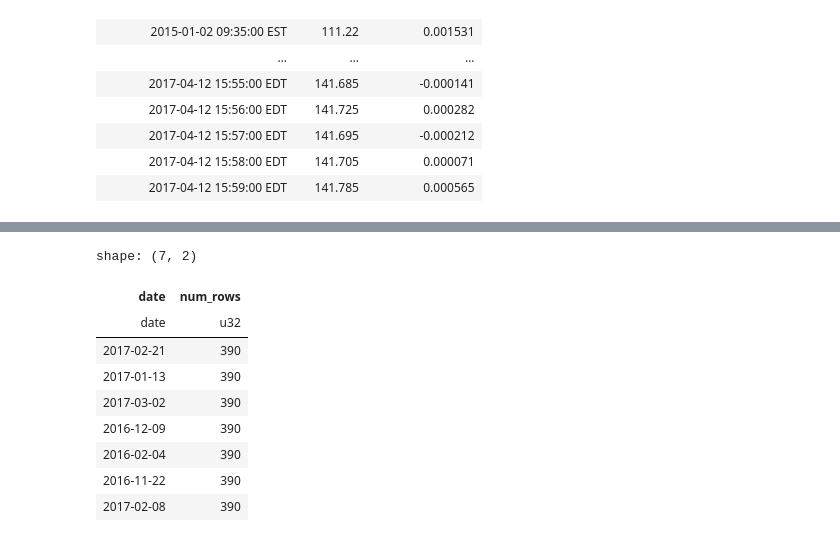
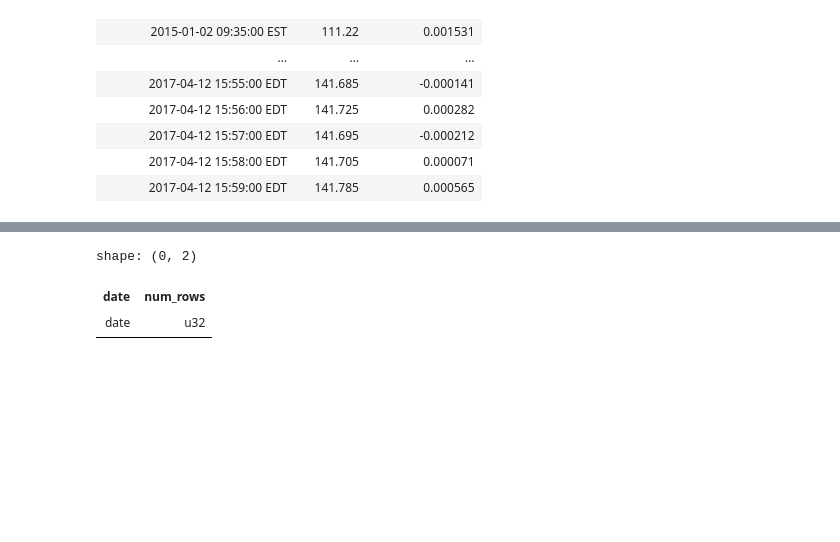
Before and after one commit to Quantador/OCP-StatArb-SP100, a Jupyter notebook: analysis.ipynb, the cells around one changed output, grey strips where cells are left out. Drawn from its saved outputs; the diff is of its cells as text; code cells hidden in the pictures; blank space fills up the shorter version.

```diff
--- a/analysis.ipynb
+++ b/analysis.ipynb
@@ -129,13 +132,6 @@ Total problematic files: 93 out of 93
 # %%
-overmatched_days
+undermatched_days
 # %% [output]
-shape: (7, 2)
+shape: (0, 2)
 | date | num_rows |
 | date | u32 |
-| 2017-02-21 | 390 |
-| 2017-01-13 | 390 |
-| 2017-03-02 | 390 |
-| 2016-12-09 | 390 |
-| 2016-02-04 | 390 |
-| 2016-11-22 | 390 |
-| 2017-02-08 | 390 |
```
Also changed, not shown: parts of 7 cells of this notebook, 4 other files.
